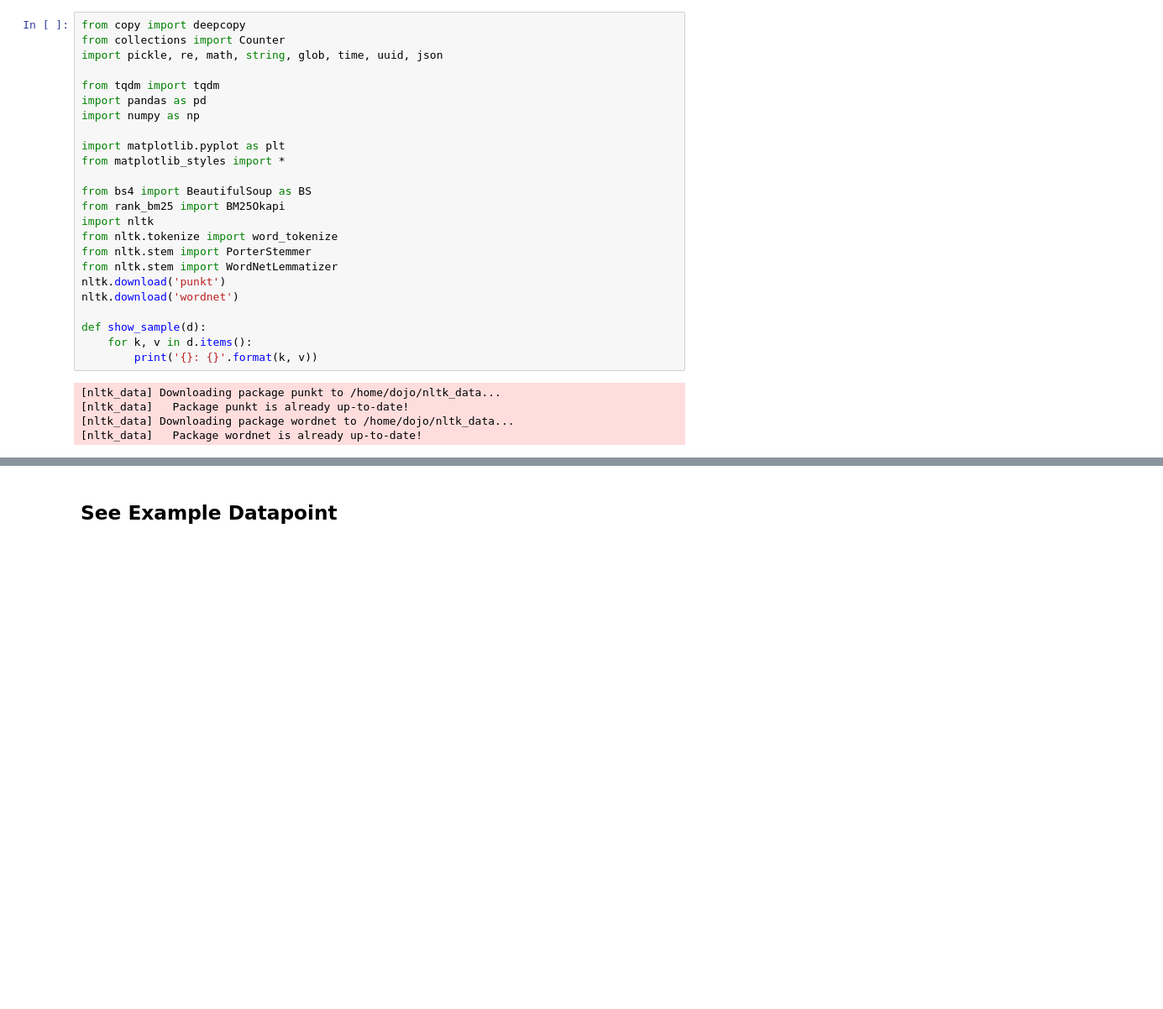
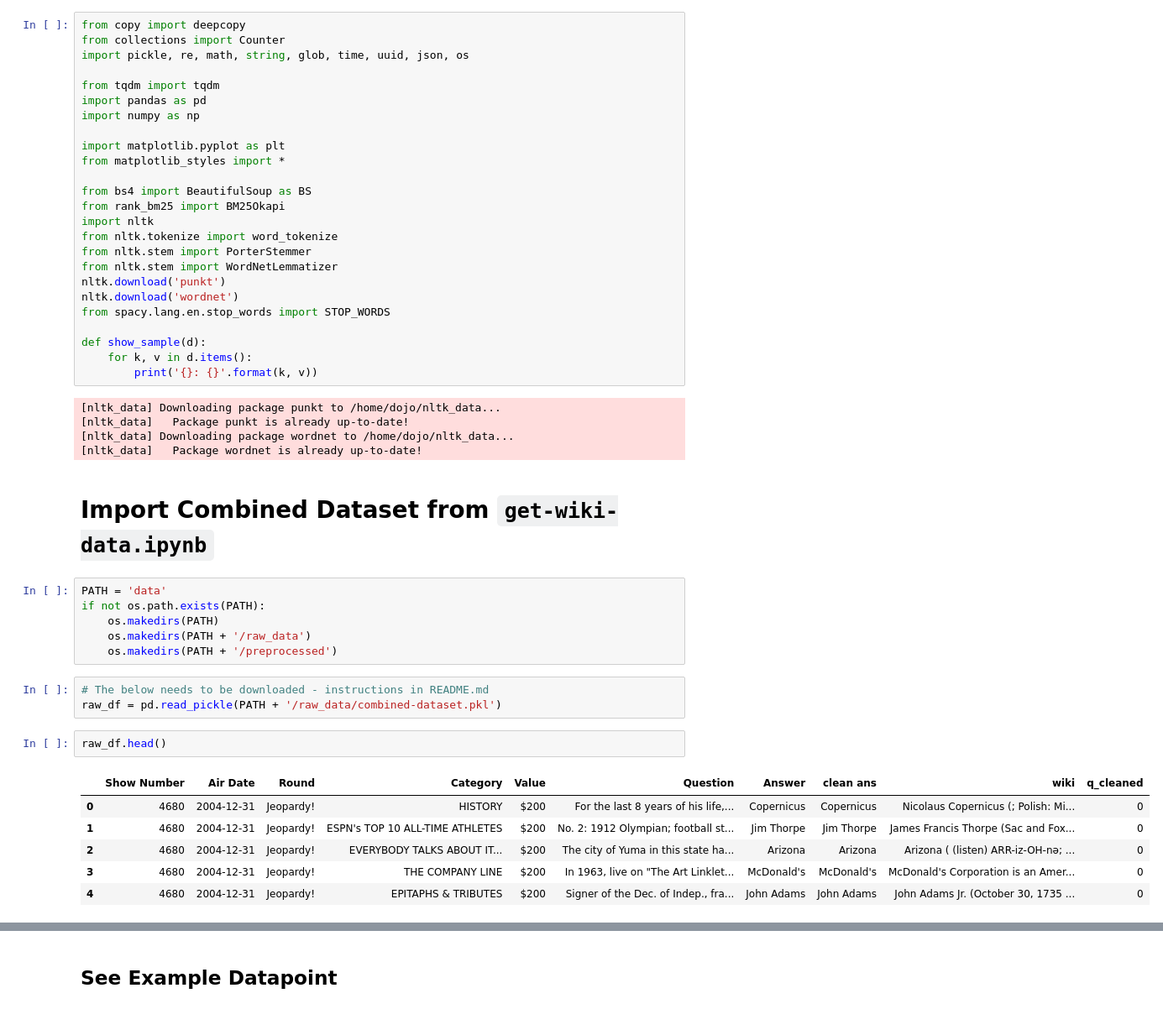
Before and after one commit to adamnpeace/nlp-project, a Jupyter notebook: data-preprocessing.ipynb, the cells around one changed output, grey strips where cells are left out. Shown: that part at 84% size. Saved outputs shown, nothing was run; the diff lists cells and outputs as text; blank space fills up the shorter version.

```diff
--- a/data-preprocessing.ipynb
+++ b/data-preprocessing.ipynb
@@ -1,7 +1,7 @@
 # %%
 from copy import deepcopy
 from collections import Counter
-import pickle, re, math, string, glob, time, uuid, json
+import pickle, re, math, string, glob, time, uuid, json, os
 
 from tqdm import tqdm
 import pandas as pd
@@ -18,6 +18,7 @@ from nltk.stem import PorterStemmer
 from nltk.stem import WordNetLemmatizer
 nltk.download('punkt')
 nltk.download('wordnet')
+from spacy.lang.en.stop_words import STOP_WORDS
 
 def show_sample(d):
     for k, v in d.items():
@@ -27,3 +28,23 @@ def show_sample(d):
 [nltk_data]   Package punkt is already up-to-date!
 [nltk_data] Downloading package wordnet to /home/dojo/nltk_data...
 [nltk_data]   Package wordnet is already up-to-date!
+# %% [markdown]
+# Import Combined Dataset from `get-wiki-data.ipynb`
+# %%
+PATH = 'data'
+if not os.path.exists(PATH):
+    os.makedirs(PATH)
+    os.makedirs(PATH + '/raw_data')
+    os.makedirs(PATH + '/preprocessed')
+# %%
+# The below needs to be downloaded - instructions in README.md
+raw_df = pd.read_pickle(PATH + '/raw_data/combined-dataset.pkl')
+# %%
+raw_df.head()
+# %% [output]
+|  | Show Number | Air Date | Round | Category | Value | Question | Answer | clean ans | wiki | q_cleaned |
+| 0 | 4680 | 2004-12-31 | Jeopardy! | HISTORY | $200 | For the last 8 years of his life,... | Copernicus | Copernicus | Nicolaus Copernicus (; Polish: Mi... | 0 |
+| 1 | 4680 | 2004-12-31 | Jeopardy! | ESPN's TOP 10 ALL-TIME ATHLETES | $200 | No. 2: 1912 Olympian; football st... | Jim Thorpe | Jim Thorpe | James Francis Thorpe (Sac and Fox... | 0 |
+| 2 | 4680 | 2004-12-31 | Jeopardy! | EVERYBODY TALKS ABOUT IT... | $200 | The city of Yuma in this state ha... | Arizona | Arizona | Arizona ( (listen) ARR-iz-OH-nə; ... | 0 |
+| 3 | 4680 | 2004-12-31 | Jeopardy! | THE COMPANY LINE | $200 | In 1963, live on "The Art Linklet... | McDonald's | McDonald's | McDonald's Corporation is an Amer... | 0 |
+| 4 | 4680 | 2004-12-31 | Jeopardy! | EPITAPHS & TRIBUTES | $200 | Signer of the Dec. of Indep., fra... | John Adams | John Adams | John Adams Jr. (October 30, 1735 ... | 0 |
```
Also changed, not shown: parts of 15 cells of this notebook, 1 other file.
